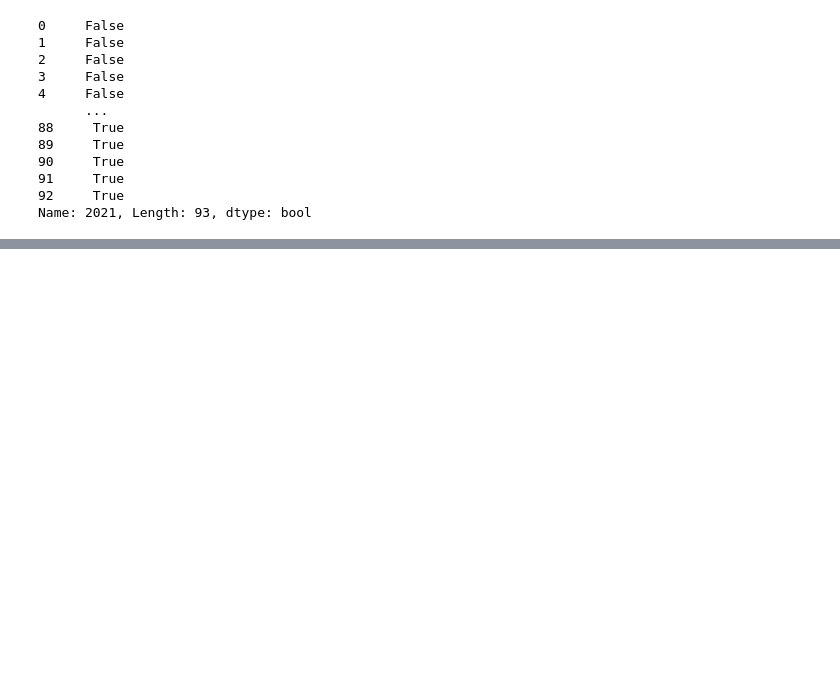
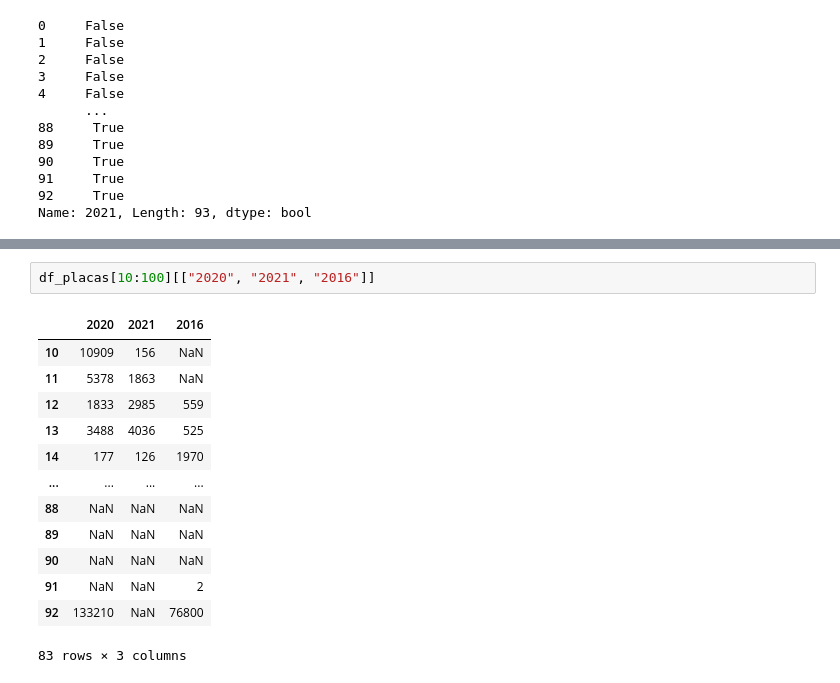
Before and after one commit to Trabajo-gruupal-empresa/Fase2, a Jupyter notebook: placas_solares.ipynb, the cells around one changed output, grey strips where cells are left out. Saved outputs shown, nothing was run; the diff lists cells and outputs as text; blank space fills up the shorter version.

```diff
--- a/placas_solares.ipynb
+++ b/placas_solares.ipynb
@@ -86,0 +106,16 @@ Name: 2021, Length: 93, dtype: bool
+# %%
+df_placas[10:100][["2020", "2021", "2016"]]
+# %% [output]
+|  | 2020 | 2021 | 2016 |
+| 10 | 10909 | 156 | NaN |
+| 11 | 5378 | 1863 | NaN |
+| 12 | 1833 | 2985 | 559 |
+| 13 | 3488 | 4036 | 525 |
+| 14 | 177 | 126 | 1970 |
+| ... | ... | ... | ... |
+| 88 | NaN | NaN | NaN |
+| 89 | NaN | NaN | NaN |
+| 90 | NaN | NaN | NaN |
+| 91 | NaN | NaN | 2 |
+| 92 | 133210 | NaN | 76800 |
+83 rows × 3 columns
```
Also changed, not shown: parts of 5 cells of this notebook.
